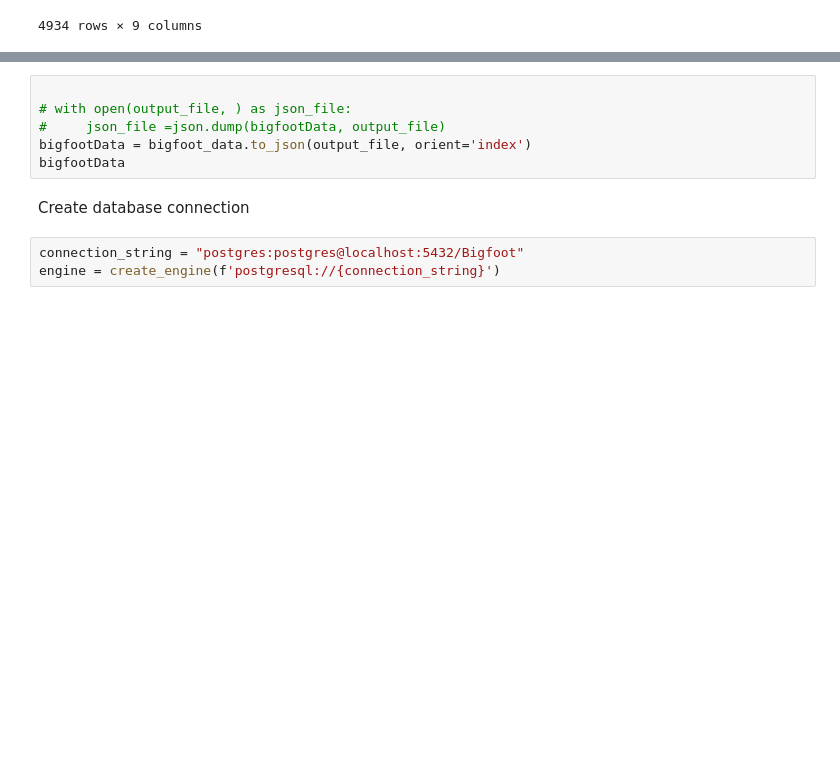
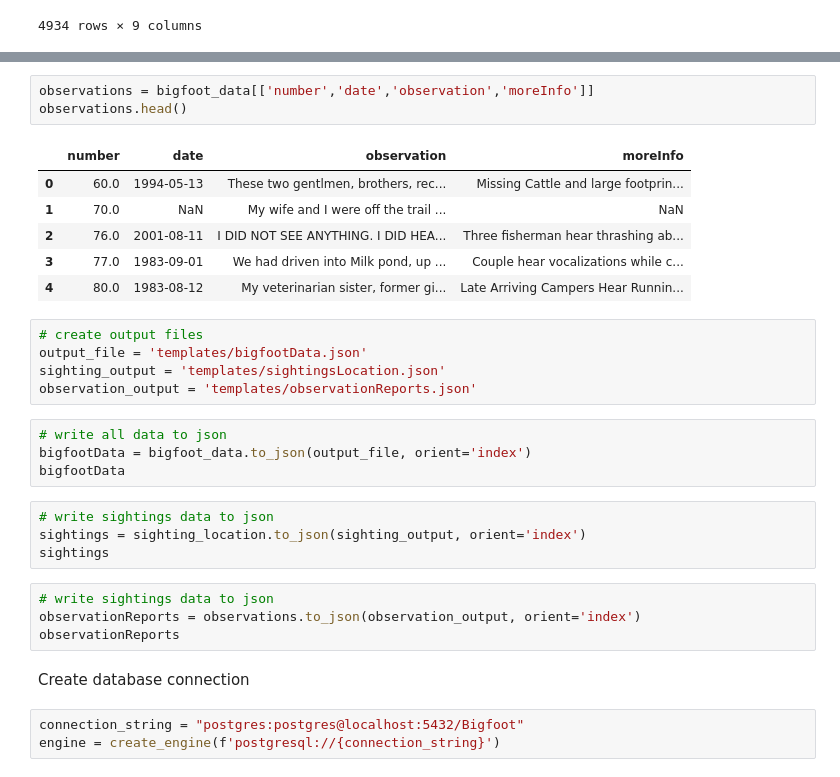
Before and after one commit to elisabethvirak/BigFoot, a Jupyter notebook: Bigfoot_Cleaning.ipynb, the cells around one changed output, grey strips where cells are left out. Drawn from its saved outputs; the diff is of its cells as text; blank space fills up the shorter version.

```diff
--- a/Bigfoot_Cleaning.ipynb
+++ b/Bigfoot_Cleaning.ipynb
@@ -513,9 +523,30 @@ output_file = 'static/js/bigfootData.json'
+# %%
+observations = bigfoot_data[['number','date','observation','moreInfo']]
+observations.head()
+# %% [output]
+|  | number | date | observation | moreInfo |
+| 0 | 60.0 | 1994-05-13 | These two gentlmen, brothers, rec... | Missing Cattle and large footprin... |
+| 1 | 70.0 | NaN | My wife and I were off the trail ... | NaN |
+| 2 | 76.0 | 2001-08-11 | I DID NOT SEE ANYTHING. I DID HEA... | Three fisherman hear thrashing ab... |
+| 3 | 77.0 | 1983-09-01 | We had driven into Milk pond, up ... | Couple hear vocalizations while c... |
+| 4 | 80.0 | 1983-08-12 | My veterinarian sister, former gi... | Late Arriving Campers Hear Runnin... |
+# %%
+# create output files
+output_file = 'templates/bigfootData.json'
+sighting_output = 'templates/sightingsLocation.json'
+observation_output = 'templates/observationReports.json'
 # %%
-
-# with open(output_file, ) as json_file:
-#     json_file =json.dump(bigfootData, output_file)
+# write all data to json
 bigfootData = bigfoot_data.to_json(output_file, orient='index')
 bigfootData
+# %%
+# write sightings data to json
+sightings = sighting_location.to_json(sighting_output, orient='index')
+sightings
+# %%
+# write sightings data to json
+observationReports = observations.to_json(observation_output, orient='index')
+observationReports
 # %% [markdown]
 Create database connection
 # %%
```
Also changed, not shown: parts of 3 cells of this notebook, 11 other files.
